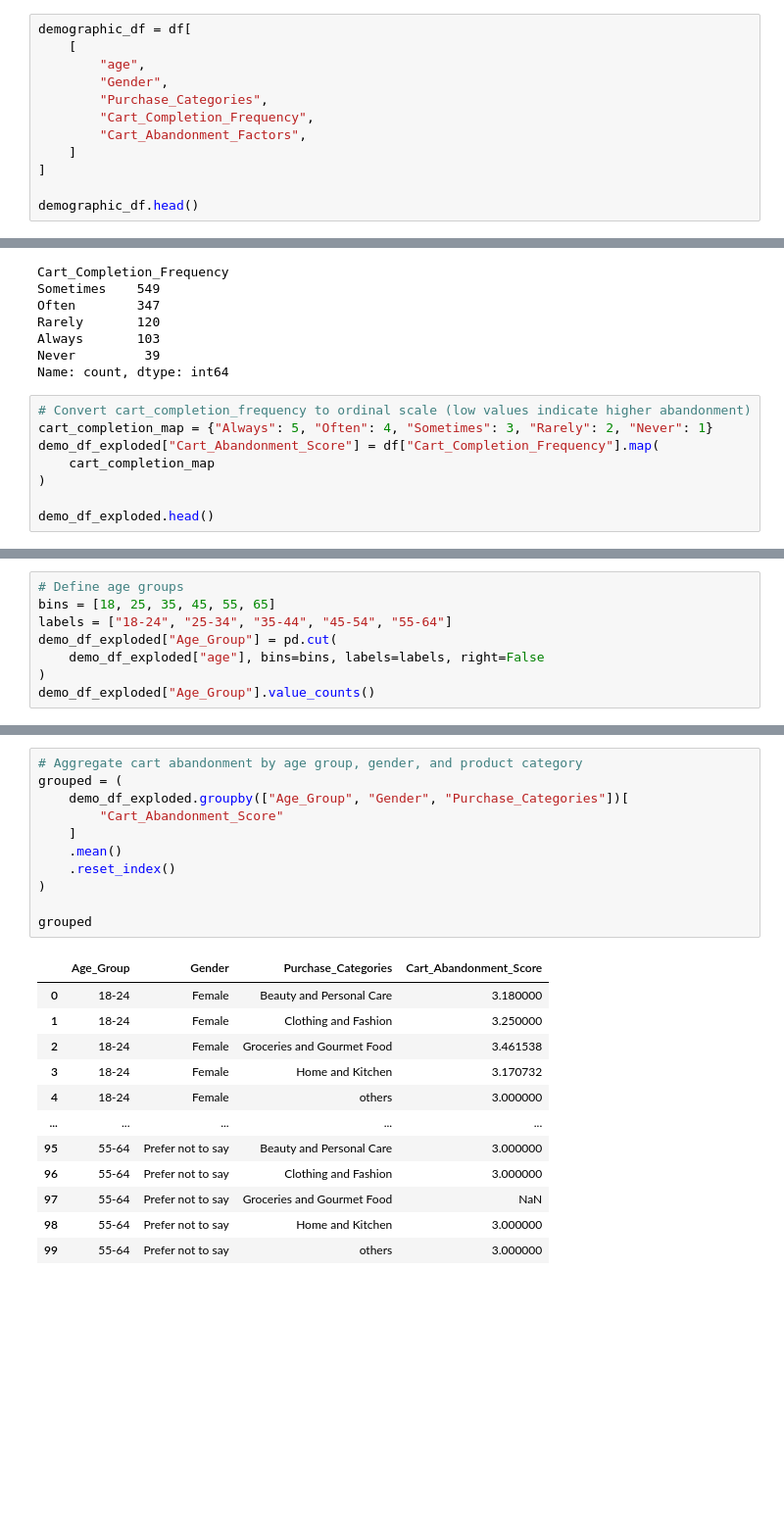
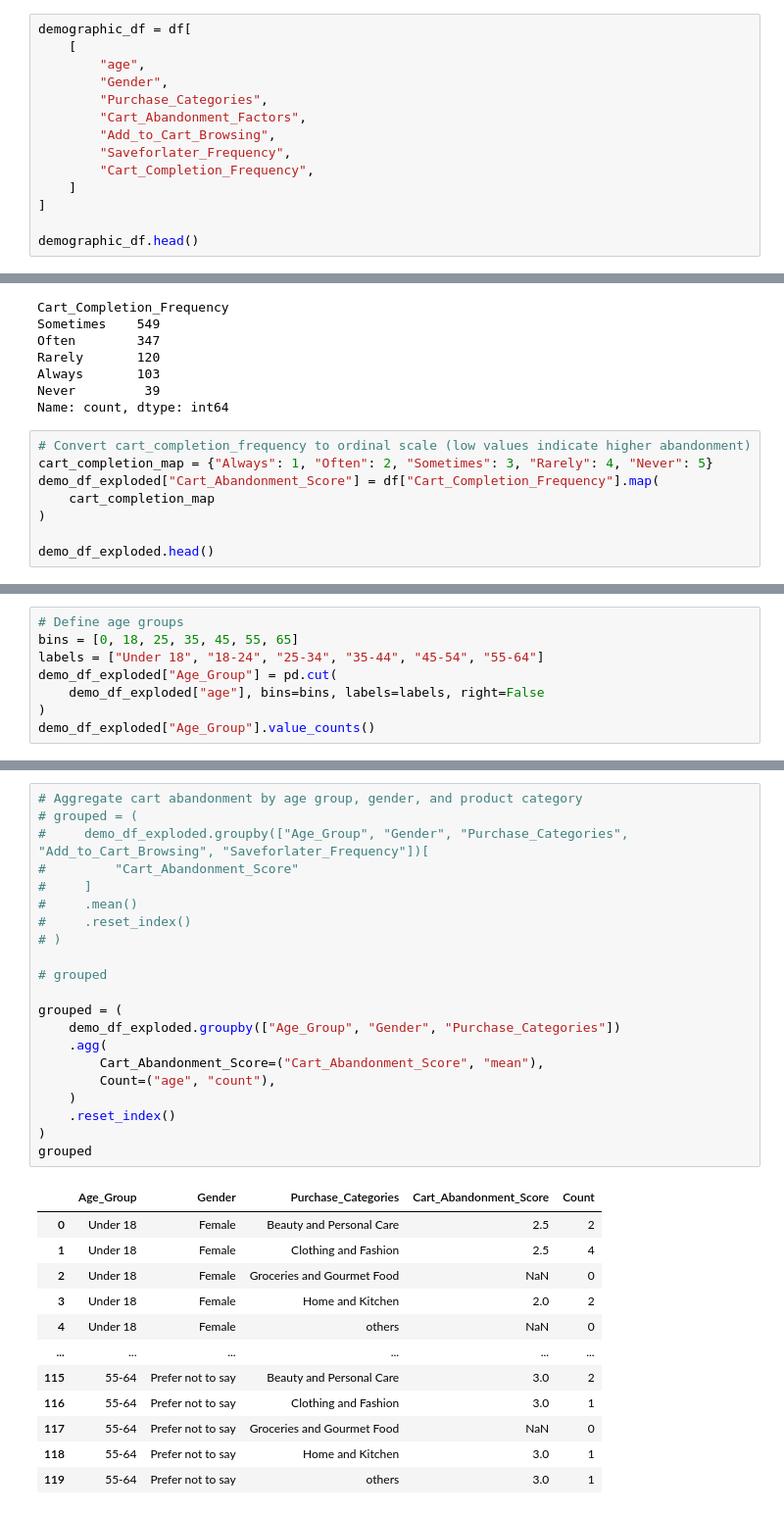
Before and after one commit to khaeuss808/UDS_ExploratoryQs, a Jupyter notebook: Q1_analysis.ipynb, the cells around one changed output, grey strips where cells are left out. Shown: that part at 98% size. Drawn from its saved outputs; the diff is of its cells as text; blank space fills up the shorter version.

```diff
--- a/Q1_analysis.ipynb
+++ b/Q1_analysis.ipynb
@@ -18,8 +33,10 @@ demographic_df = df[
         "age",
         "Gender",
         "Purchase_Categories",
+        "Cart_Abandonment_Factors",
+        "Add_to_Cart_Browsing",
+        "Saveforlater_Frequency",
         "Cart_Completion_Frequency",
-        "Cart_Abandonment_Factors",
     ]
 ]
 
@@ -59,7 +76,7 @@ Never         39
 Name: count, dtype: int64
 # %%
 # Convert cart_completion_frequency to ordinal scale (low values indicate higher abandonment)
-cart_completion_map = {"Always": 5, "Often": 4, "Sometimes": 3, "Rarely": 2, "Never": 1}
+cart_completion_map = {"Always": 1, "Often": 2, "Sometimes": 3, "Rarely": 4, "Never": 5}
 demo_df_exploded["Cart_Abandonment_Score"] = df["Cart_Completion_Frequency"].map(
     cart_completion_map
 )
@@ -75,7 +94,7 @@ demo_df_exploded.head()
 # %%
 # Define age groups
-bins = [18, 25, 35, 45, 55, 65]
-labels = ["18-24", "25-34", "35-44", "45-54", "55-64"]
+bins = [0, 18, 25, 35, 45, 55, 65]
+labels = ["Under 18", "18-24", "25-34", "35-44", "45-54", "55-64"]
 demo_df_exploded["Age_Group"] = pd.cut(
     demo_df_exploded["age"], bins=bins, labels=labels, right=False
 )
@@ -90,25 +110,35 @@ Age_Group
 Name: count, dtype: int64
 # %%
 # Aggregate cart abandonment by age group, gender, and product category
+# grouped = (
+#     demo_df_exploded.groupby(["Age_Group", "Gender", "Purchase_Categories", "Add_to_Cart_Browsing", "Saveforlater_Frequency"])[
+#         "Cart_Abandonment_Score"
+#     ]
+#     .mean()
+#     .reset_index()
+# )
+
+# grouped
+
 grouped = (
-    demo_df_exploded.groupby(["Age_Group", "Gender", "Purchase_Categories"])[
-        "Cart_Abandonment_Score"
-    ]
-    .mean()
+    demo_df_exploded.groupby(["Age_Group", "Gender", "Purchase_Categories"])
+    .agg(
+        Cart_Abandonment_Score=("Cart_Abandonment_Score", "mean"),
+        Count=("age", "count"),
+    )
     .reset_index()
 )
-
 grouped
 # %% [output]
-|  | Age_Group | Gender | Purchase_Categories | Cart_Abandonment_Score |
-| 0 | 18-24 | Female | Beauty and Personal Care | 3.180000 |
-| 1 | 18-24 | Female | Clothing and Fashion | 3.250000 |
-| 2 | 18-24 | Female | Groceries and Gourmet Food | 3.461538 |
-| 3 | 18-24 | Female | Home and Kitchen | 3.170732 |
-| 4 | 18-24 | Female | others | 3.000000 |
-| ... | ... | ... | ... | ... |
-| 95 | 55-64 | Prefer not to say | Beauty and Personal Care | 3.000000 |
-| 96 | 55-64 | Prefer not to say | Clothing and Fashion | 3.000000 |
-| 97 | 55-64 | Prefer not to say | Groceries and Gourmet Food | NaN |
-| 98 | 55-64 | Prefer not to say | Home and Kitchen | 3.000000 |
-| 99 | 55-64 | Prefer not to say | others | 3.000000 |
+|  | Age_Group | Gender | Purchase_Categories | Cart_Abandonment_Score | Count |
+| 0 | Under 18 | Female | Beauty and Personal Care | 2.5 | 2 |
+| 1 | Under 18 | Female | Clothing and Fashion | 2.5 | 4 |
+| 2 | Under 18 | Female | Groceries and Gourmet Food | NaN | 0 |
+| 3 | Under 18 | Female | Home and Kitchen | 2.0 | 2 |
+| 4 | Under 18 | Female | others | NaN | 0 |
+| ... | ... | ... | ... | ... | ... |
+| 115 | 55-64 | Prefer not to say | Beauty and Personal Care | 3.0 | 2 |
+| 116 | 55-64 | Prefer not to say | Clothing and Fashion | 3.0 | 1 |
+| 117 | 55-64 | Prefer not to say | Groceries and Gourmet Food | NaN | 0 |
+| 118 | 55-64 | Prefer not to say | Home and Kitchen | 3.0 | 1 |
+| 119 | 55-64 | Prefer not to say | others | 3.0 | 1 |
```
Also changed, not shown: parts of 36 cells of this notebook, 3 other files.
